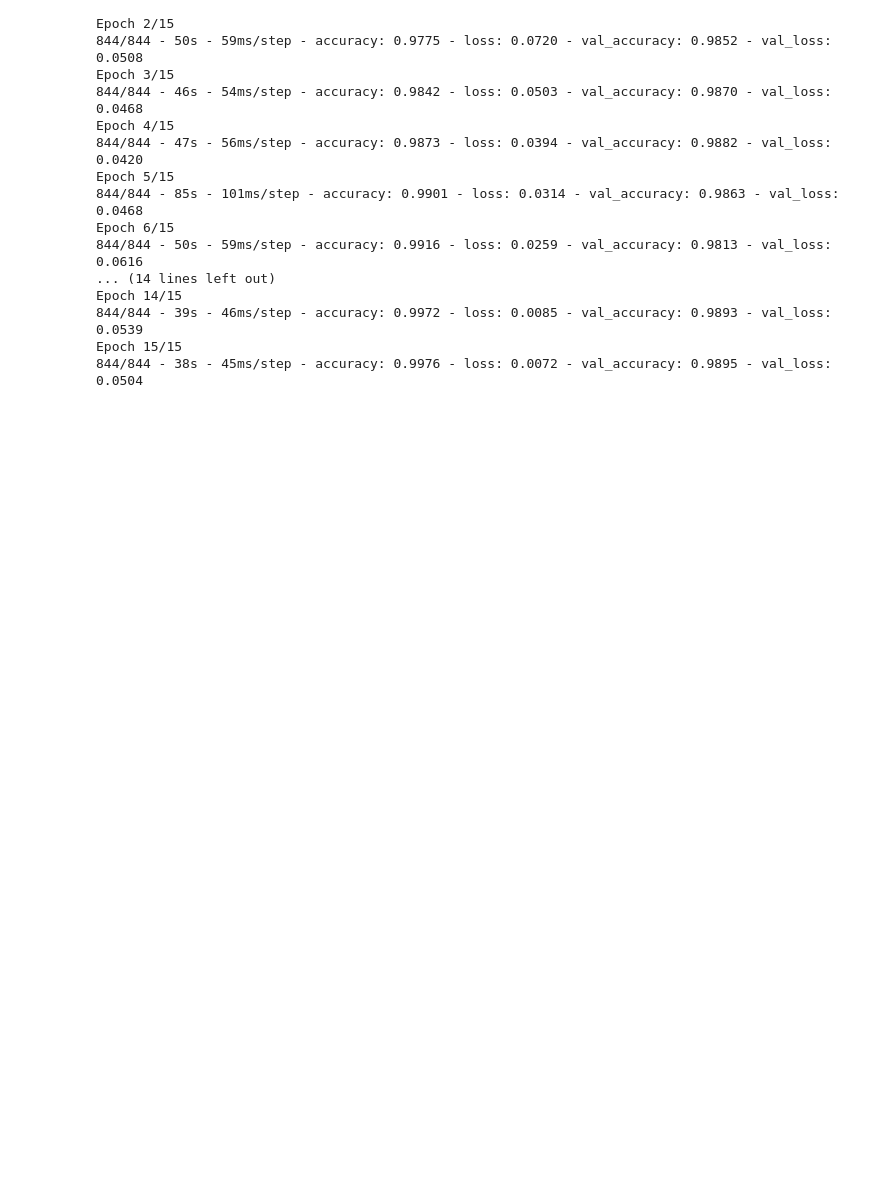
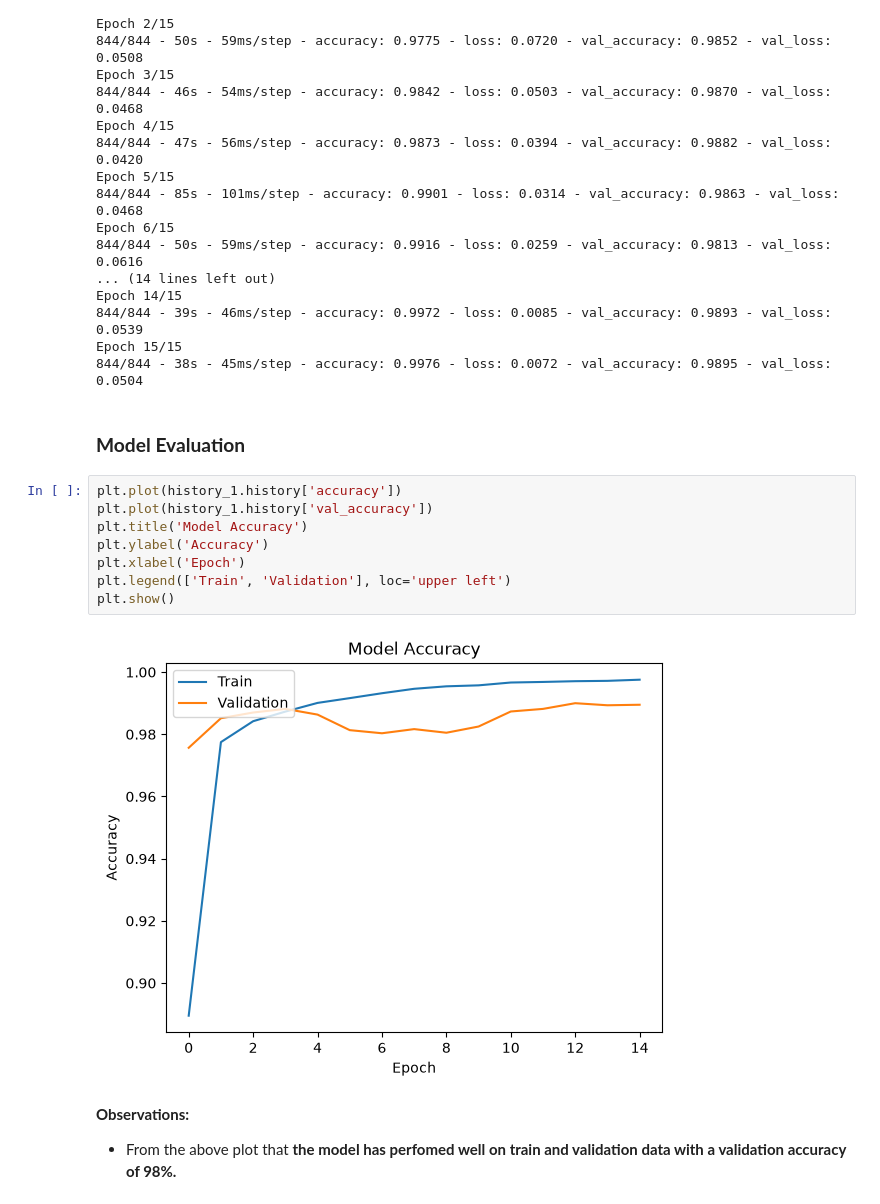
Before and after one commit to dennisumoh325/MNIST_Classification, a Jupyter notebook: MNIST_Image_Classification.ipynb, the cells around one changed output. Saved outputs shown, nothing was run; the diff lists cells and outputs as text; blank space fills up the shorter version.

Commit message:
Model Evaluation (CNN)

```diff
--- a/MNIST_Image_Classification.ipynb
+++ b/MNIST_Image_Classification.ipynb
@@ -354,3 +354,20 @@ Epoch 14/15
 844/844 - 39s - 46ms/step - accuracy: 0.9972 - loss: 0.0085 - val_accuracy: 0.9893 - val_loss: 0.0539
 Epoch 15/15
 844/844 - 38s - 45ms/step - accuracy: 0.9976 - loss: 0.0072 - val_accuracy: 0.9895 - val_loss: 0.0504
+# %% [markdown]
+### **Model Evaluation**
+# %%
+plt.plot(history_1.history['accuracy'])
+plt.plot(history_1.history['val_accuracy'])
+plt.title('Model Accuracy')
+plt.ylabel('Accuracy')
+plt.xlabel('Epoch')
+plt.legend(['Train', 'Validation'], loc='upper left')
+plt.show()
+# %% [output]
+[figure, added]
+# %% [markdown]
+**Observations:**
+
+
+*   From the above plot that **the model has perfomed well on train and validation data with a validation accuracy of 98%.**
```
Also changed, not shown: parts of 5 cells of this notebook.
